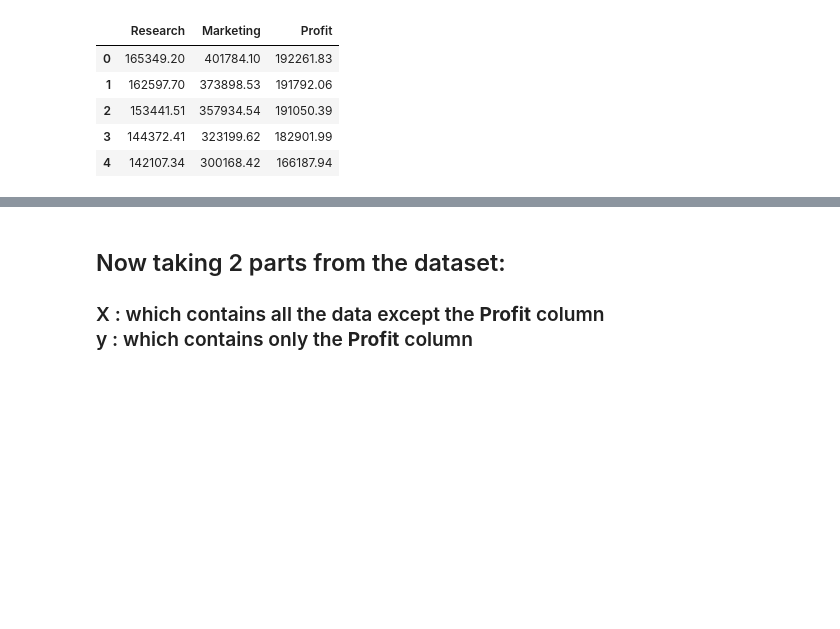
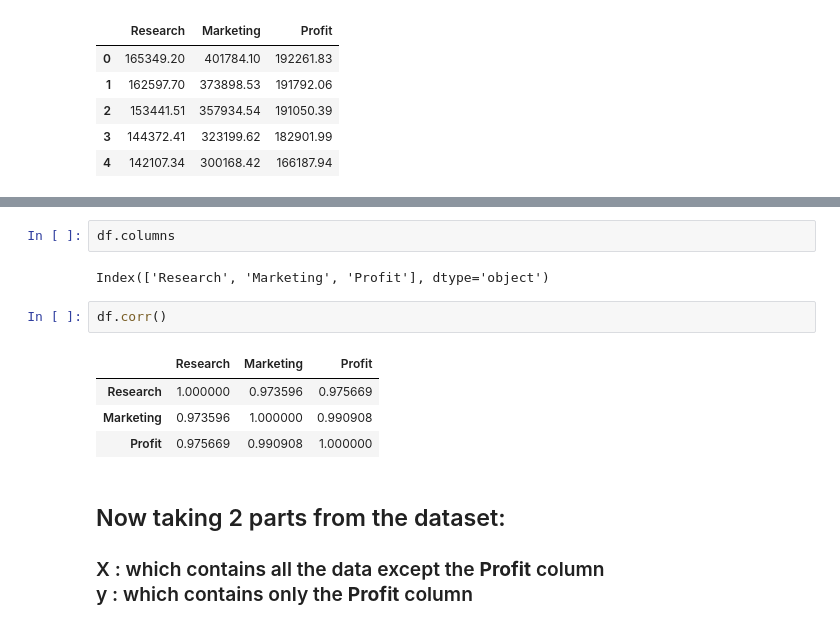
Before and after one commit to debjitpal5040/ML_Algorithms, a Jupyter notebook: Machine Learning/Supervised Learning/Regression/Linear Regression/Multiple Linear Regression/Multiple_Linear_Regression.ipynb, the cells around one changed output, grey strips where cells are left out. Cells and saved outputs as stored; diff of their text form; blank space fills up the shorter version.

```diff
--- a/Machine Learning/Supervised Learning/Regression/Linear Regression/Multiple Linear Regression/Multiple_Linear_Regression.ipynb
+++ b/Machine Learning/Supervised Learning/Regression/Linear Regression/Multiple Linear Regression/Multiple_Linear_Regression.ipynb
@@ -24,3 +51,14 @@ df.head()
+# %%
+df.columns
+# %% [output]
+Index(['Research', 'Marketing', 'Profit'], dtype='object')
+# %%
+df.corr()
+# %% [output]
+|  | Research | Marketing | Profit |
+| Research | 1.000000 | 0.973596 | 0.975669 |
+| Marketing | 0.973596 | 1.000000 | 0.990908 |
+| Profit | 0.975669 | 0.990908 | 1.000000 |
 # %% [markdown]
 ## Now taking 2 parts from the dataset:
 ### X : which contains all the data except the <b>Profit</b> column<br>y : which contains only the <b>Profit</b> column
```
Also changed, not shown: parts of 7 cells of this notebook, 3 other files.
